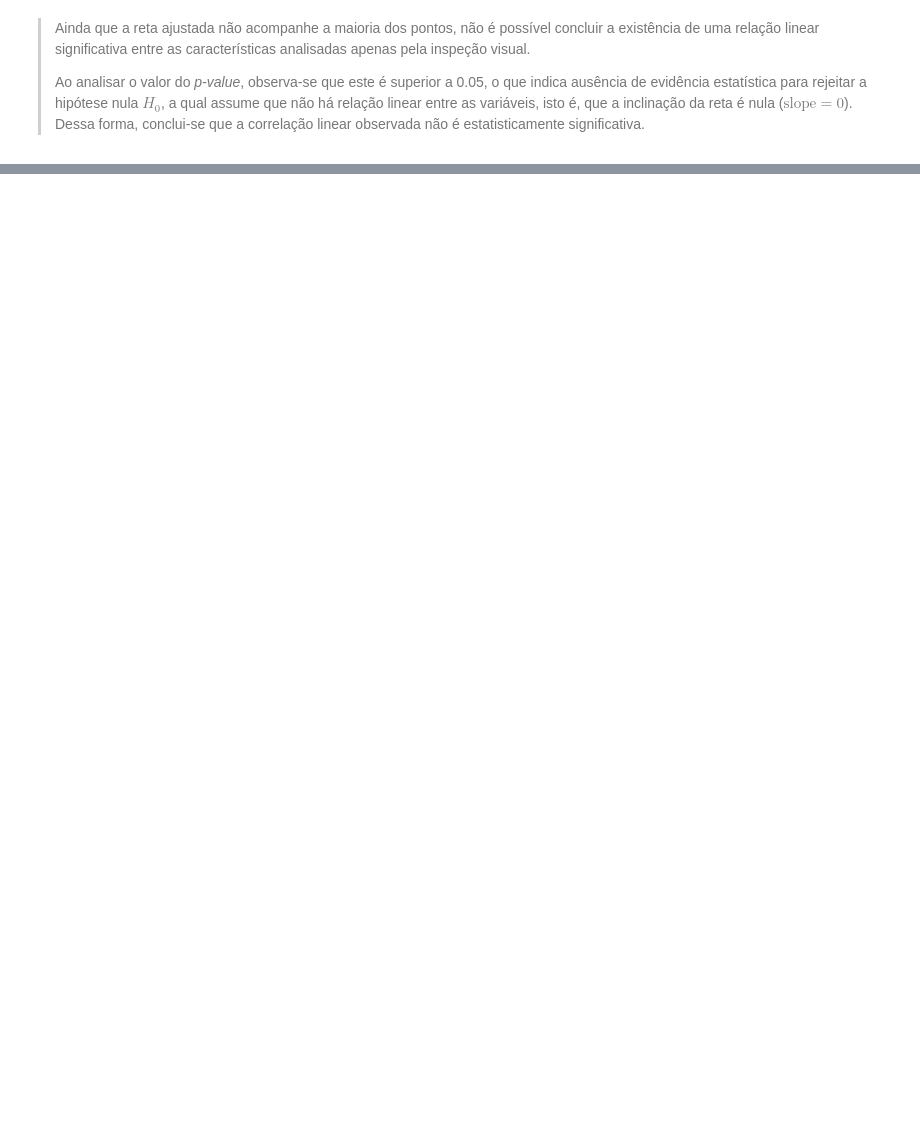
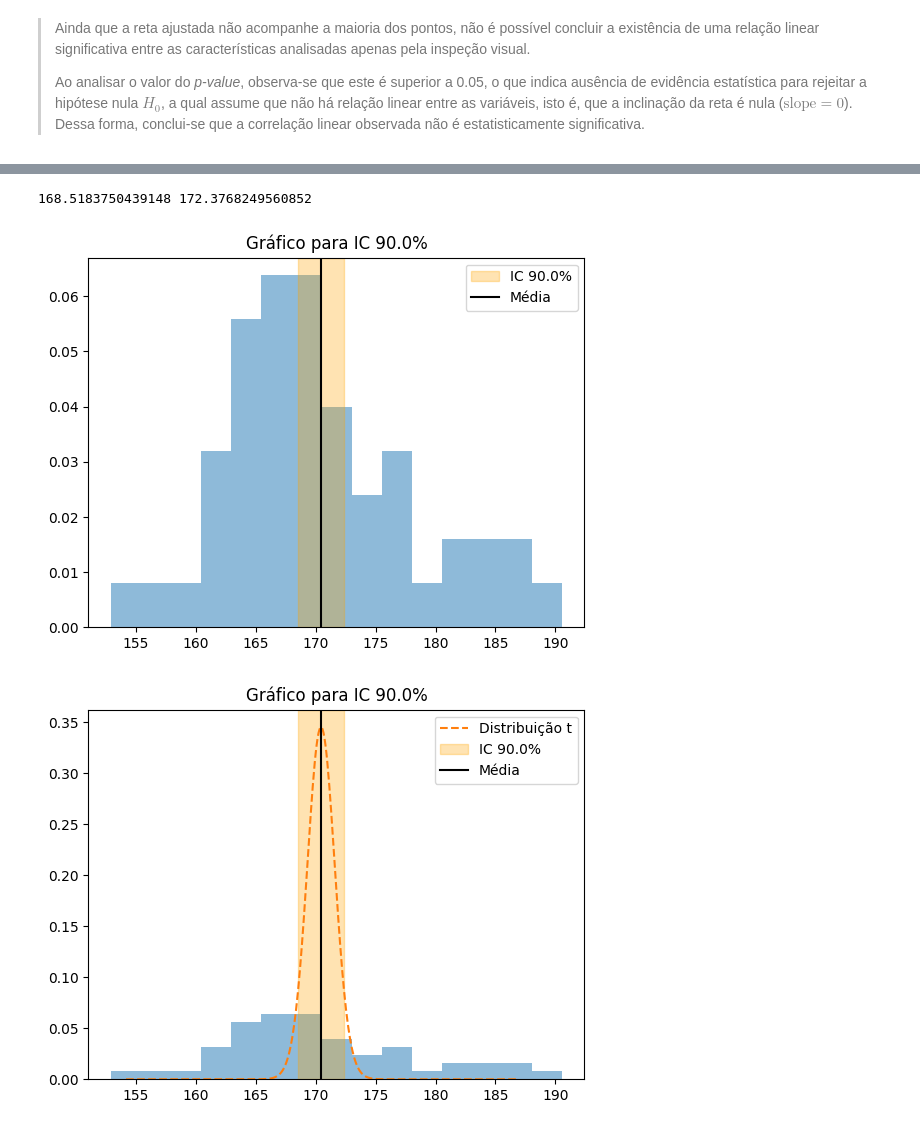
Before and after one commit to Gian-Figueiredo/mat-comp, a Jupyter notebook: cap 2/atv2.ipynb, the cells around one changed output, grey strips where cells are left out. Saved outputs shown, nothing was run; the diff lists cells and outputs as text; code cells hidden in the pictures; blank space fills up the shorter version.

```diff
--- a/cap 2/atv2.ipynb
+++ b/cap 2/atv2.ipynb
@@ -91,0 +191,6 @@ p-value: 0.2761737740683643
+# %%
+mudar_confianca(0.90)
+# %% [output]
+168.5183750439148 172.3768249560852
+[figure, added]
+[figure, added]
```
Also changed, not shown: parts of 21 cells of this notebook.
